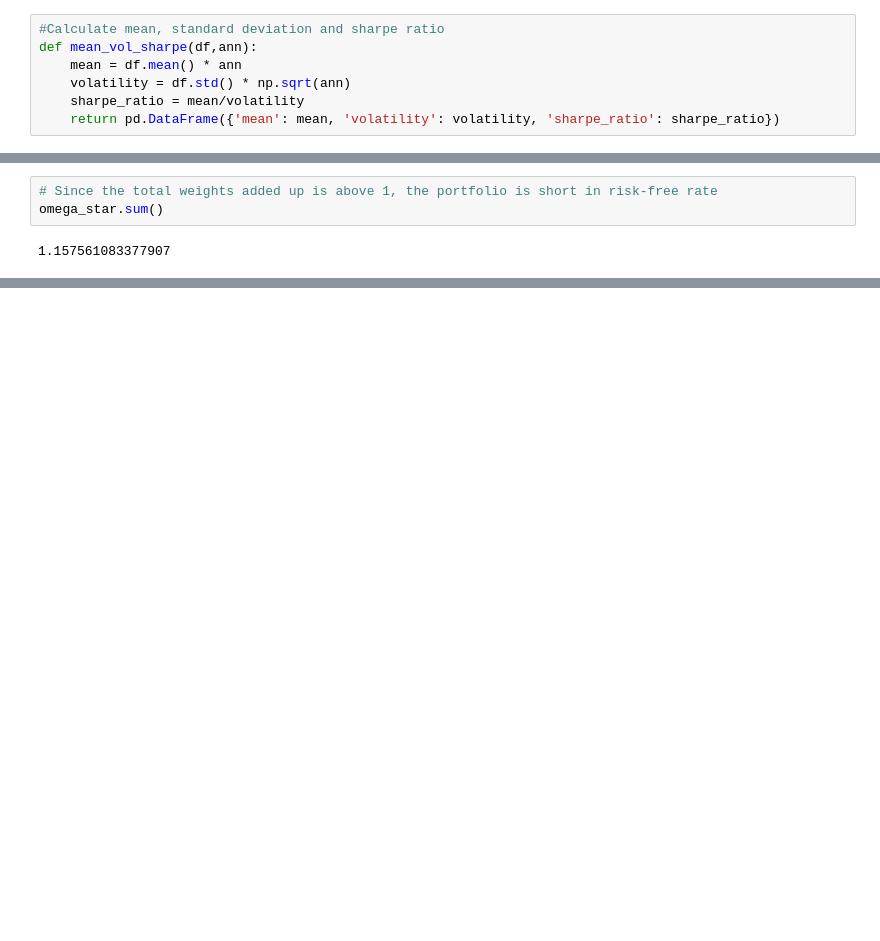
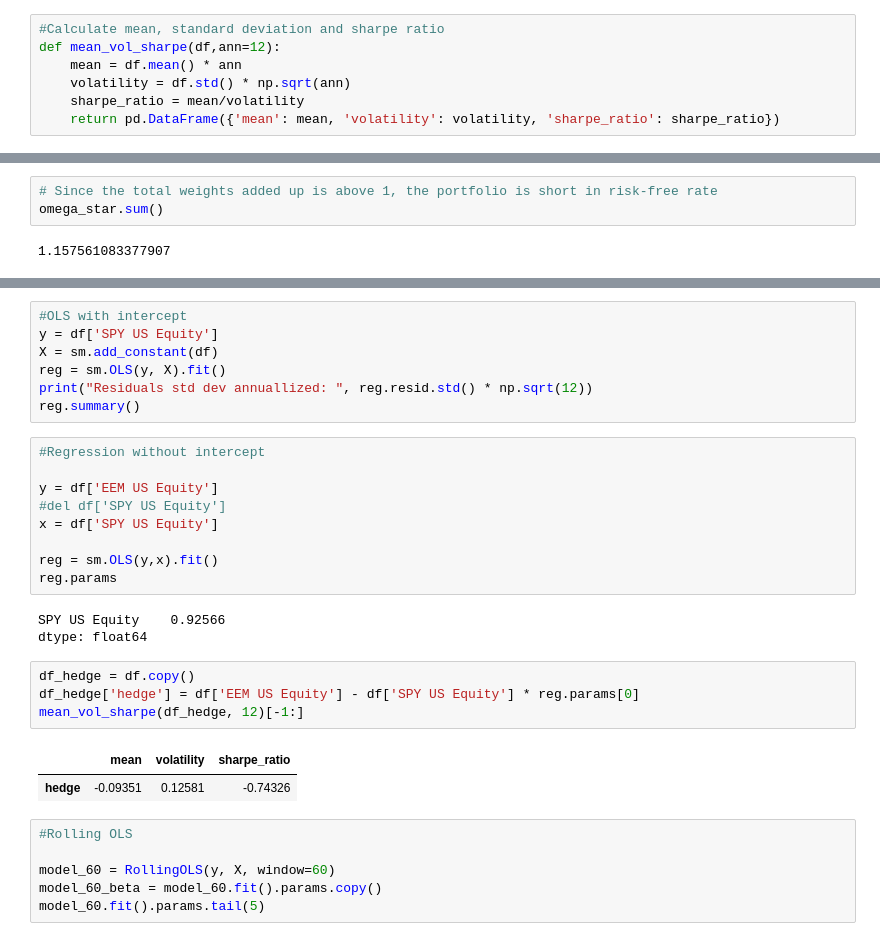
Before and after one commit to alanwake47/finm-36700-portfolio, a Jupyter notebook: EXAM_CODE/functions.ipynb, the cells around one changed output, grey strips where cells are left out. Drawn from its saved outputs; the diff is of its cells as text; blank space fills up the shorter version.

```diff
--- a/EXAM_CODE/functions.ipynb
+++ b/EXAM_CODE/functions.ipynb
@@ -41,6 +37,6 @@ array([ 2.17361574, -0.15212352, -0.75475905,  0.18180676, -0.44853992])
 # %%
 #Calculate mean, standard deviation and sharpe ratio
-def mean_vol_sharpe(df,ann):
+def mean_vol_sharpe(df,ann=12):
     mean = df.mean() * ann
     volatility = df.std() * np.sqrt(ann)
     sharpe_ratio = mean/volatility
@@ -216,0 +267,32 @@ Sharpe Ratio:  1.5136460952998914
+# %%
+#OLS with intercept
+y = df['SPY US Equity']
+X = sm.add_constant(df)
+reg = sm.OLS(y, X).fit()
+print("Residuals std dev annuallized: ", reg.resid.std() * np.sqrt(12))
+reg.summary()
+# %%
+#Regression without intercept
+
+y = df['EEM US Equity']
+#del df['SPY US Equity']
+x = df['SPY US Equity']
+
+reg = sm.OLS(y,x).fit()
+reg.params
+# %% [output]
+SPY US Equity    0.92566
+dtype: float64
+# %%
+df_hedge = df.copy()
+df_hedge['hedge'] = df['EEM US Equity'] - df['SPY US Equity'] * reg.params[0]
+mean_vol_sharpe(df_hedge, 12)[-1:]
+# %% [output]
+|  | mean | volatility | sharpe_ratio |
+| hedge | -0.09351 | 0.12581 | -0.74326 |
+# %%
+#Rolling OLS
+
+model_60 = RollingOLS(y, X, window=60)
+model_60_beta = model_60.fit().params.copy()
+model_60.fit().params.tail(5)
```
Also changed, not shown: parts of 16 cells of this notebook, 2 other files.
